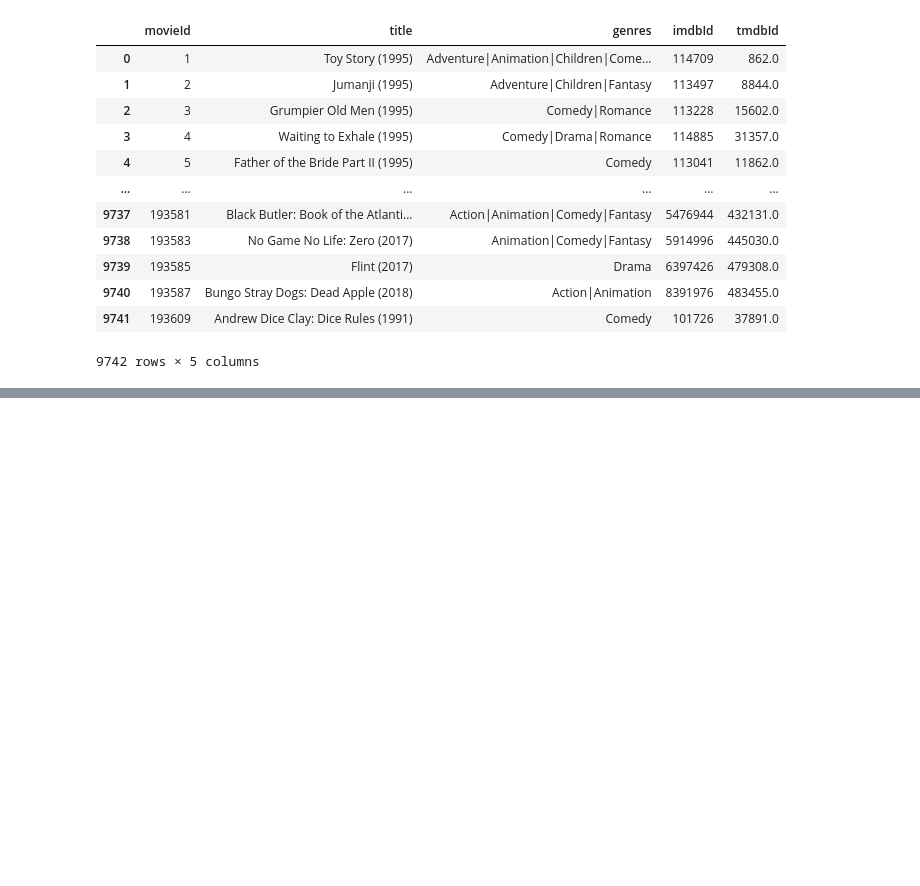
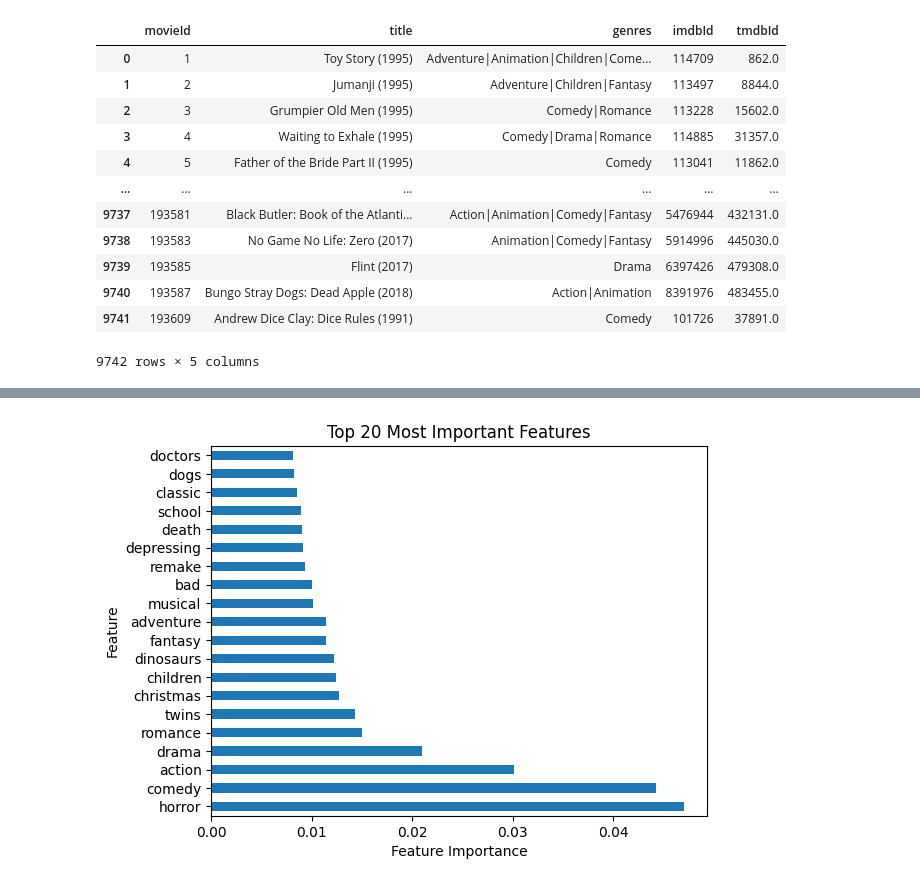
Before and after one commit to anathonic/Big-Data-Mining-Project, a Jupyter notebook: MovieLens.ipynb, the cells around one changed output, grey strips where cells are left out. Drawn from its saved outputs; the diff is of its cells as text; code cells hidden in the pictures; blank space fills up the shorter version.

```diff
--- a/MovieLens.ipynb
+++ b/MovieLens.ipynb
@@ -150,0 +173,9 @@ shap.force_plot(explainer.expected_value, shap_values[0], X_test[0])
+# %%
+feature_importances = pd.Series(model.feature_importances_, index=all_feature_names)
+feature_importances.nlargest(20).plot(kind='barh')
+plt.title('Top 20 Most Important Features')
+plt.xlabel('Feature Importance')
+plt.ylabel('Feature')
+plt.show()
+# %% [output]
+[figure, added]
```
Also changed, not shown: parts of 19 cells of this notebook.
